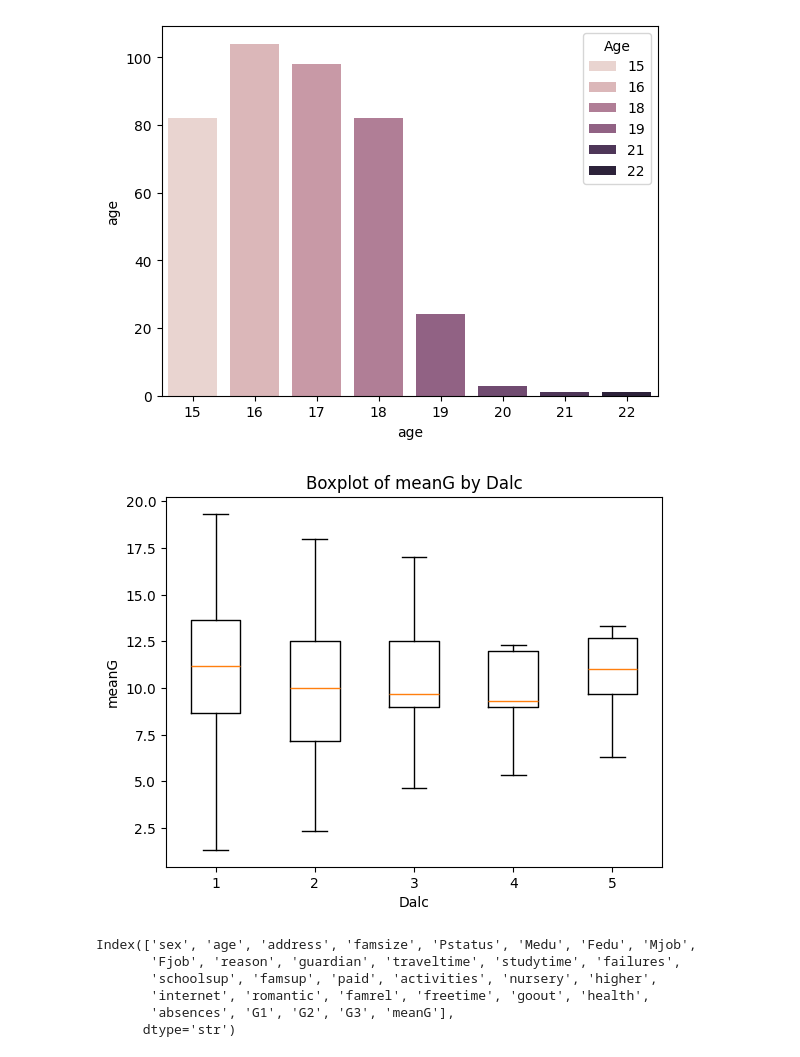
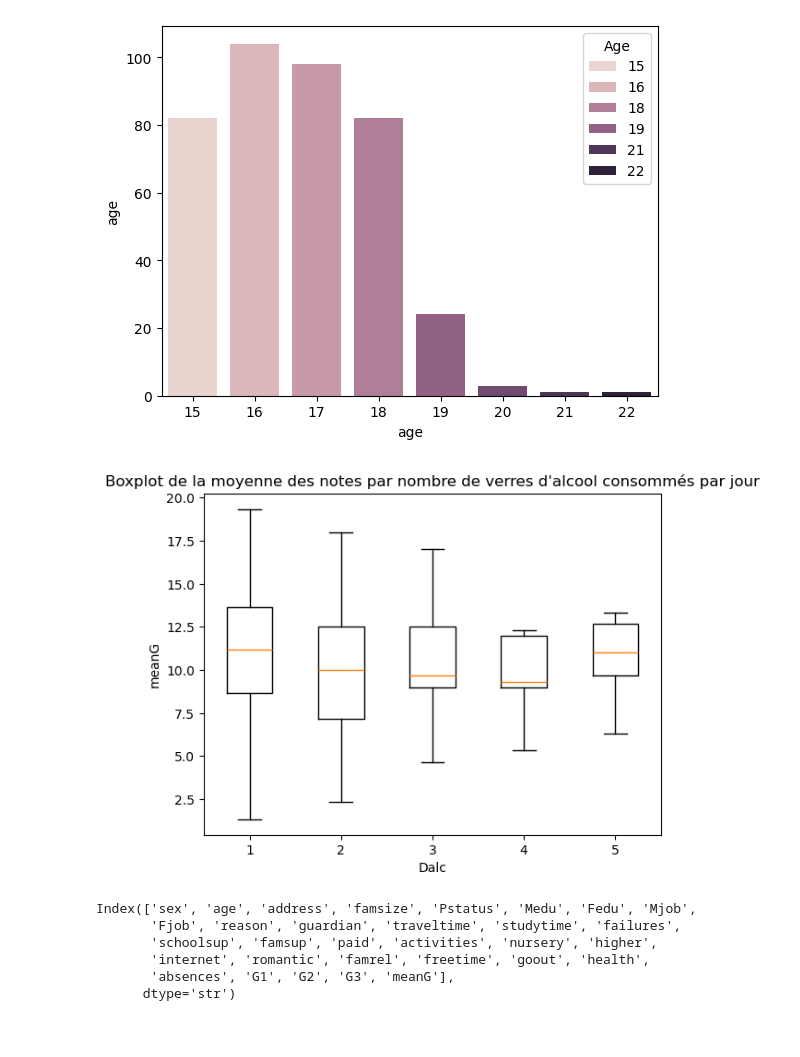
Before and after one commit to Kvothe-45/Addiction, a Jupyter notebook: visualisations/student-mat.ipynb, the cells around one changed output. Drawn from its saved outputs; the diff is of its cells as text; code cells hidden in the pictures.

Commit message:
modif graphique

```diff
--- a/visualisations/student-mat.ipynb
+++ b/visualisations/student-mat.ipynb
@@ -223,12 +223,12 @@ ax.legend(loc="upper right", title="Age")
 # %%
 groups = data_mat.groupby('Dalc')['meanG'].apply(list)
 plt.boxplot(groups.values, labels=groups.index)
 plt.xlabel('Dalc')
 plt.ylabel('meanG')
-plt.title('Boxplot of meanG by Dalc')
+plt.title('Boxplot de la moyenne des notes par nombre de verres d\'alcool consommés par jour')
 plt.show()
 # %% [output]
-[figure, old version]
+[figure, new version]
 # %%
 categorical_cols = data_mat.drop(["Dalc","Walc"],axis=1).columns
 data_mat2 = data_mat.drop(["Dalc","Walc"],axis=1)
```
Also changed, not shown: 5 other files.
